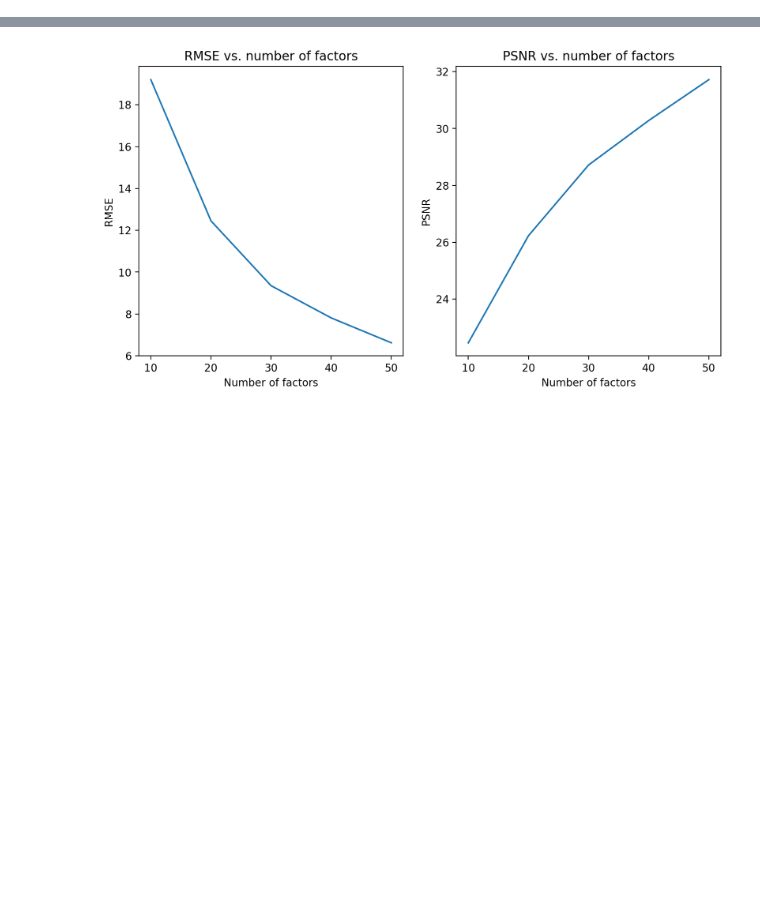
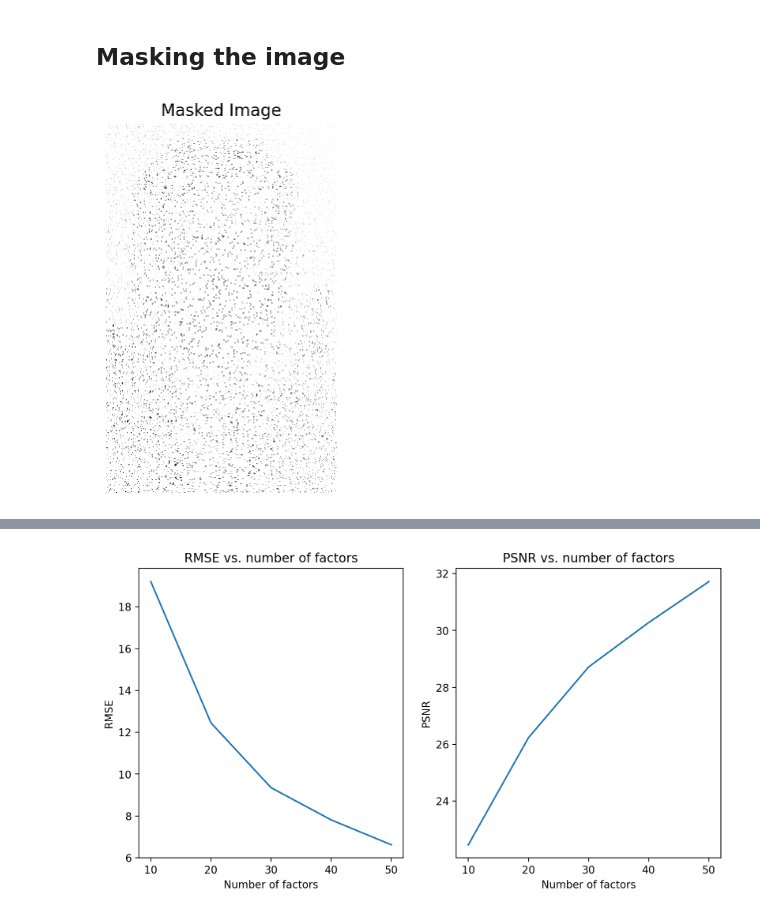
Before and after one commit to Karan-Gandhi/ES335-Assignment-2, a Jupyter notebook: task4.ipynb, the cells around one changed output, grey strips where cells are left out. Drawn from its saved outputs; the diff is of its cells as text; code cells hidden in the pictures; blank space fills up the shorter version.

```diff
--- a/task4.ipynb
+++ b/task4.ipynb
@@ -17,0 +77,9 @@ device = torch.device("cuda:0" if torch.cuda.is_available() else "cpu")
+# %% [markdown]
+## Masking the image
+# %%
+masked_img = mask_image(crop, 0.5)
+masked_img[1].sum()
+plt.title("Masked Image")
+display_image(masked_img[0])
+# %% [output]
+[figure, added]
```
Also changed, not shown: parts of 20 cells of this notebook.
